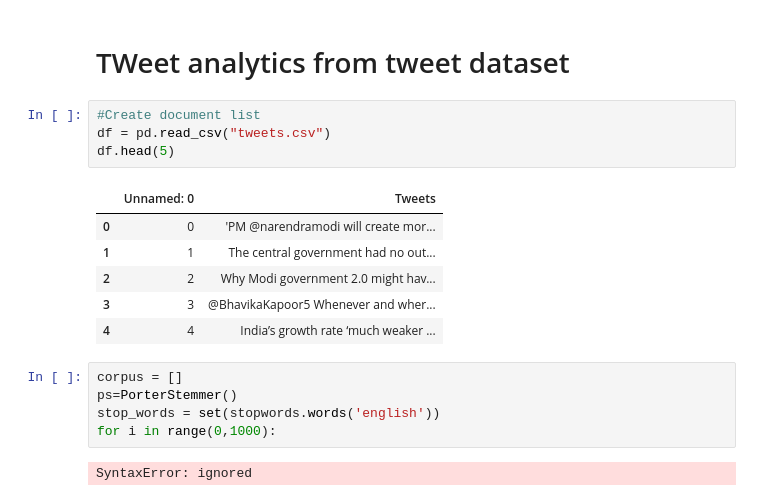
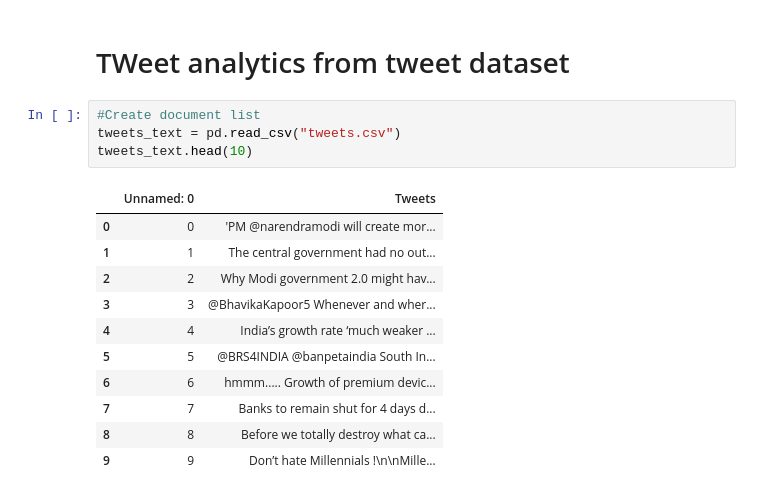
Before and after one commit to hpsuresh12345/Python-code, a Jupyter notebook: Tweepy_InfotainmentTweets.ipynb, the cells around one changed output. Saved outputs shown, nothing was run; the diff lists cells and outputs as text.

```diff
--- a/Tweepy_InfotainmentTweets.ipynb
+++ b/Tweepy_InfotainmentTweets.ipynb
@@ -396,19 +396,17 @@ sfo_trends
 # TWeet analytics from tweet dataset
 # %%
 #Create document list
-df = pd.read_csv("tweets.csv")
-df.head(5)
+tweets_text = pd.read_csv("tweets.csv")
+tweets_text.head(10)
 # %% [output]
 |  | Unnamed: 0 | Tweets |
 | 0 | 0 | 'PM @narendramodi will create mor... |
 | 1 | 1 | The central government had no out... |
 | 2 | 2 | Why Modi government 2.0 might hav... |
 | 3 | 3 | @BhavikaKapoor5 Whenever and wher... |
 | 4 | 4 | India’s growth rate ‘much weaker ... |
+| 5 | 5 | @BRS4INDIA @banpetaindia South In... |
+| 6 | 6 | hmmm..... Growth of premium devic... |
+| 7 | 7 | Banks to remain shut for 4 days d... |
+| 8 | 8 | Before we totally destroy what ca... |
+| 9 | 9 | Don’t hate Millennials !\n\nMille... |
-# %%
-corpus = []
-ps=PorterStemmer()
-stop_words = set(stopwords.words('english'))
-for i in range(0,1000):
-# %% [output]
-SyntaxError: ignored
```
Also changed, not shown: parts of 1 cell of this notebook.
